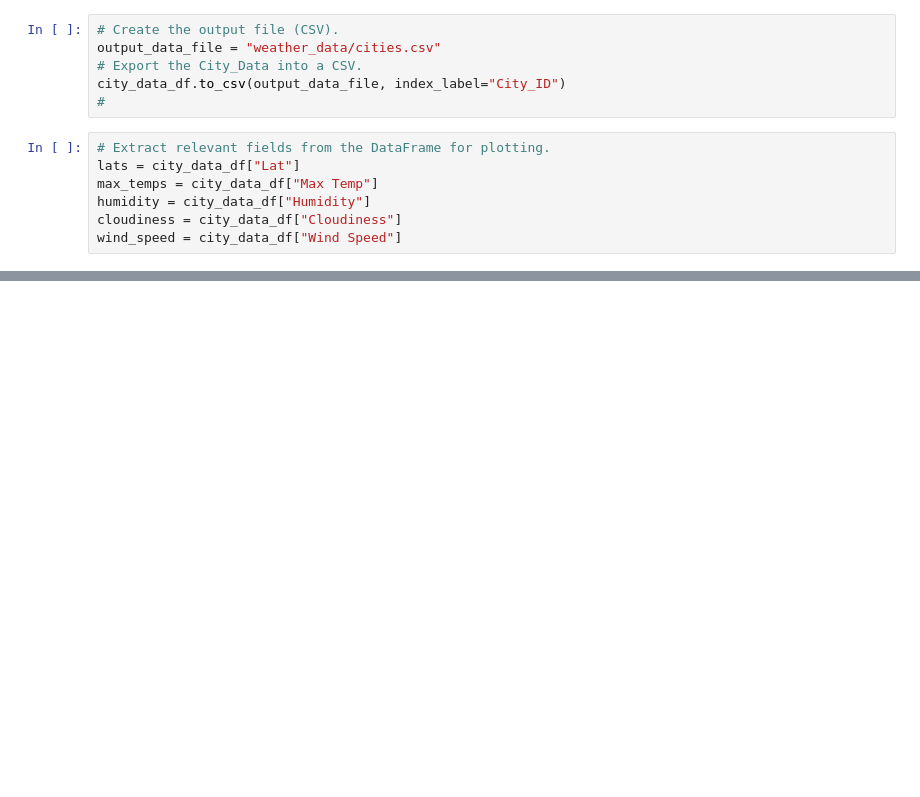
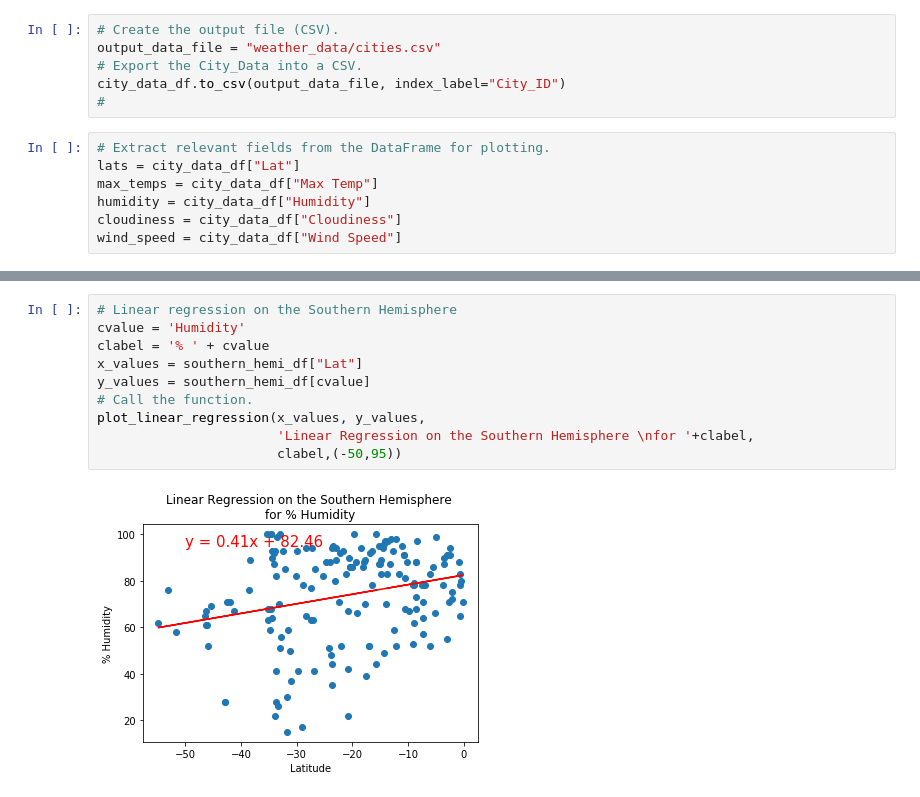
Before and after one commit to juan-mpn/World_Weather_Analysis, a Jupyter notebook: WeatherPy.ipynb, the cells around one changed output, grey strips where cells are left out. Cells and saved outputs as stored; diff of their text form; blank space fills up the shorter version.

```diff
--- a/WeatherPy.ipynb
+++ b/WeatherPy.ipynb
@@ -310,0 +409,12 @@ plt.show()
+# %%
+# Linear regression on the Southern Hemisphere
+cvalue = 'Humidity'
+clabel = '% ' + cvalue
+x_values = southern_hemi_df["Lat"]
+y_values = southern_hemi_df[cvalue]
+# Call the function.
+plot_linear_regression(x_values, y_values,
+                       'Linear Regression on the Southern Hemisphere \nfor '+clabel,
+                       clabel,(-50,95))
+# %% [output]
+[figure, added]
```
Also changed, not shown: parts of 25 cells of this notebook, 6 other files.
